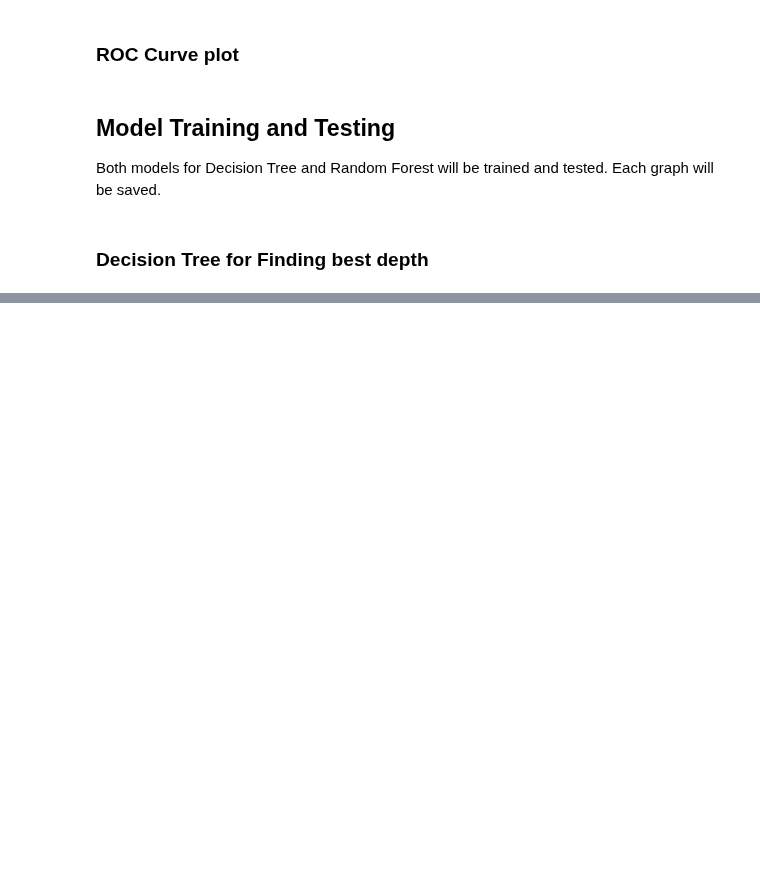
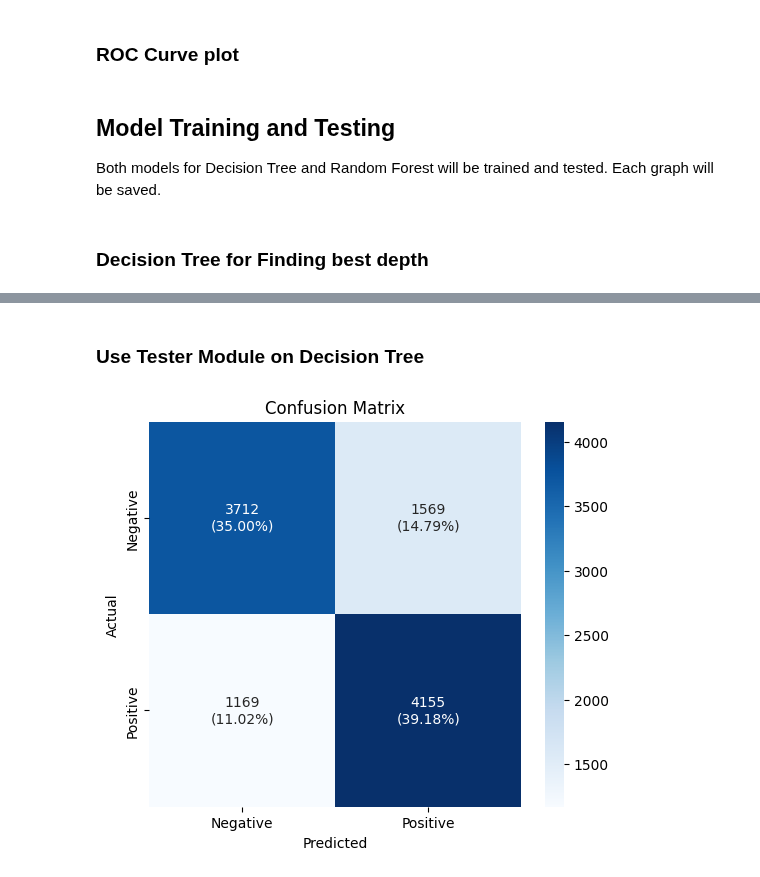
Before and after one commit to tikadatta2005/DENGUE, a Jupyter notebook: final.ipynb, the cells around one changed output, grey strips where cells are left out. Saved outputs shown, nothing was run; the diff lists cells and outputs as text; code cells hidden in the pictures; blank space fills up the shorter version.

```diff
--- a/final.ipynb
+++ b/final.ipynb
@@ -517,12 +521,13 @@ plot_model_metrics(pd.DataFrame(depth_models), x_col="max_depth", save_path="./r
 # %%
 # 8 max depth shows most stable and highest combination
 # using max depth 8 for finding min_samples_leaf
-min_samples_leaf_model = [
+min_samples_leaf_model_dt = [
     {**trainer(DecisionTreeClassifier(
         max_depth=8,
         min_samples_leaf=min_samples_leaf,
-        criterion="gini"
+        criterion="gini",
+        random_state=seed
 
-    )), "min_samples_leaf":min_samples_leaf} for min_samples_leaf in range(1,16)
+    )), "min_samples_leaf":min_samples_leaf} for min_samples_leaf in range(1,51,5)
 ]
 # %%
@@ -531,0 +537,13 @@ plot_model_metrics(pd.DataFrame(min_samples_leaf_model), x_col="min_samples_leaf
+# %% [markdown]
+### Use Tester Module on Decision Tree
+# %%
+# best models
+decision_tree = next(item["model"] for item in min_samples_leaf_model_dt if item["min_samples_leaf"] == 21)
+# %%
+# tester models for decision tree
+dt_test = tester(decision_tree, y_test, X_test)
+
+# plot confusion matrix
+plot_confusion_matrix(dt_test, save_path="./resources/confusuin_matrix_dt_test")
+# %% [output]
+[figure, added]
```
Also changed, not shown: parts of 22 cells of this notebook, 11 other files.
